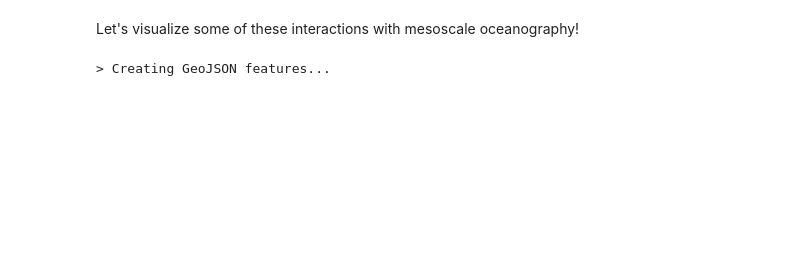
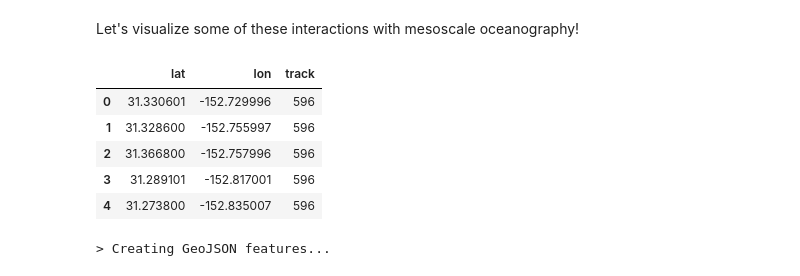
Before and after one commit to oceanhackweek/ohw19-projects-Trackpy, a Jupyter notebook: Trackpy.ipynb, the cells around one changed output. Drawn from its saved outputs; the diff is of its cells as text; code cells hidden in the pictures; blank space fills up the shorter version.

Commit message:
Working toward adding eddy tracks to interactive plot

```diff
--- a/Trackpy.ipynb
+++ b/Trackpy.ipynb
@@ -78,5 +103,27 @@ radius = radius[subset]
 # %% [markdown]
 Let's visualize some of these interactions with mesoscale oceanography!
+# %%
+import folium
+from folium.plugins import TimestampedGeoJson
+
+
+locations = track_ex[['lat', 'lon']]
+#locations.info()
+locationlist = locations.values.tolist()
+
+eddy_df = pd.DataFrame({"lat":lat,
+                        "lon":lon,"track":track})
+eddy_df.head()
+#eddy_locs
+#eddy_locslist = eddy_locs.values.tolist()
+#eddy_locslist[7]
+# %% [output]
+|  | lat | lon | track |
+| 0 | 31.330601 | -152.729996 | 596 |
+| 1 | 31.328600 | -152.755997 | 596 |
+| 2 | 31.366800 | -152.757996 | 596 |
+| 3 | 31.289101 | -152.817001 | 596 |
+| 4 | 31.273800 | -152.835007 | 596 |
 # %%
 import folium
 from folium.plugins import TimestampedGeoJson
```
Also changed, not shown: parts of 3 cells of this notebook.
